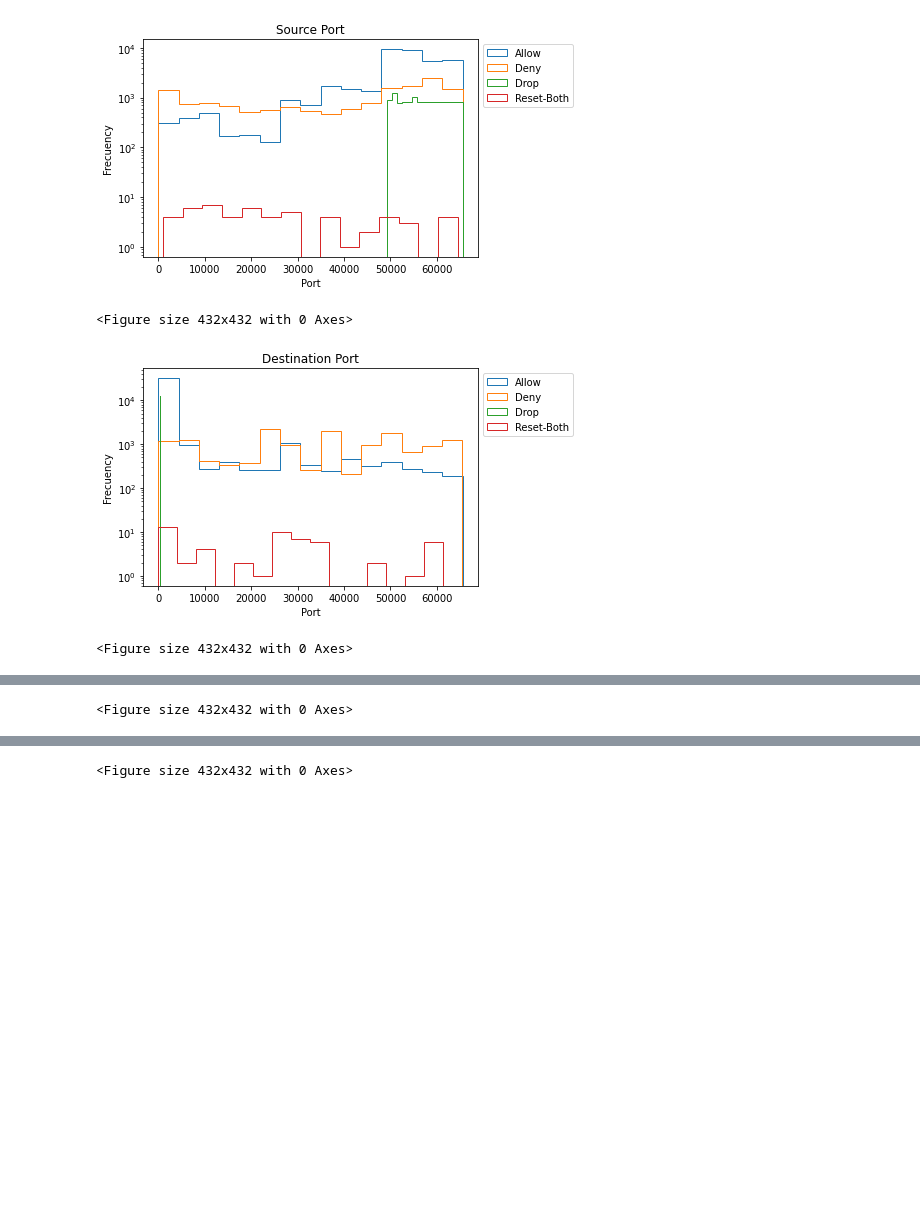
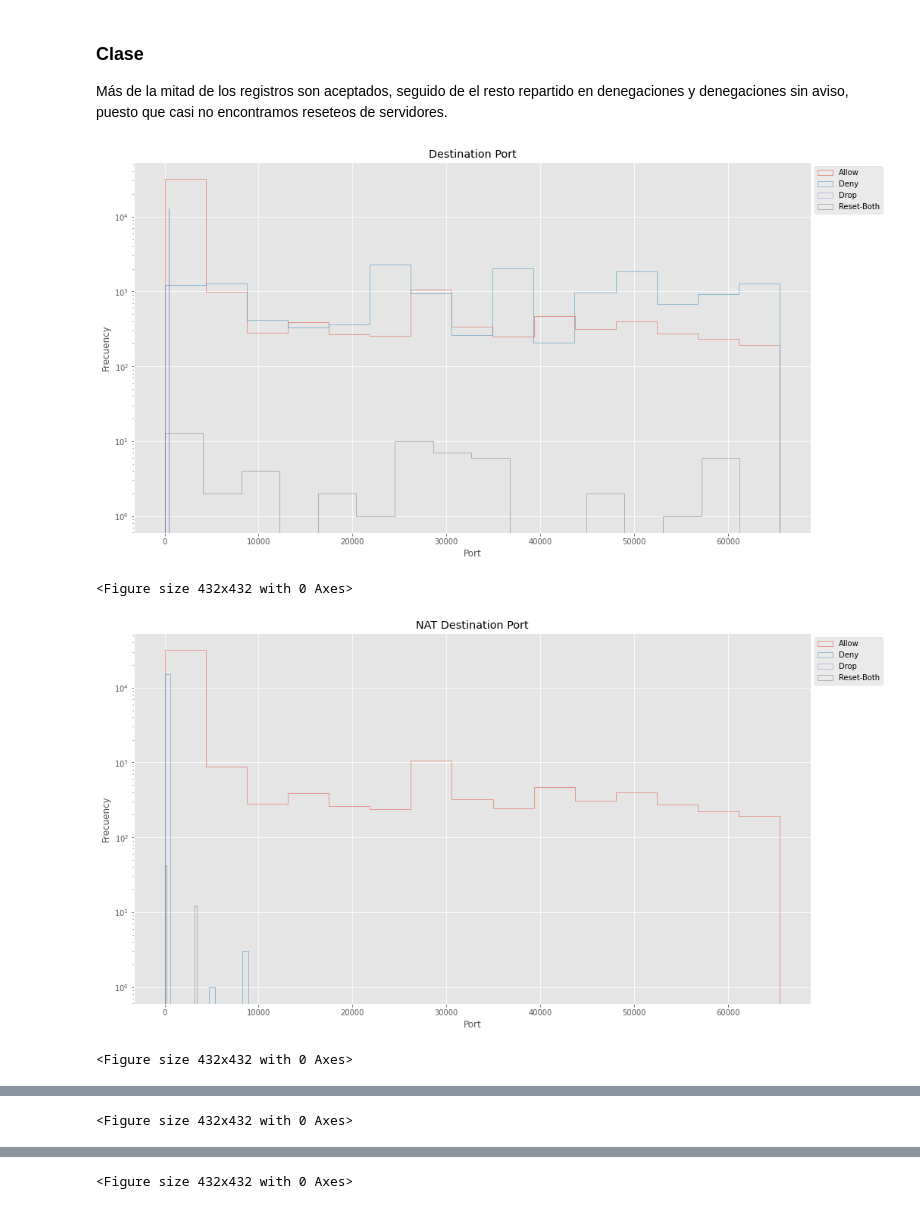
Before and after one commit to juanbaezl/FirewallDataMining, a Jupyter notebook: Firewall.ipynb, the cells around one changed output, grey strips where cells are left out. Cells and saved outputs as stored; diff of their text form; code cells hidden in the pictures; blank space fills up the shorter version.

```diff
--- a/Firewall.ipynb
+++ b/Firewall.ipynb
@@ -69,10 +111,13 @@ IndexError: index 0 is out of bounds for axis 0 with size 0
 # %%
 # Atributos Categoricos
 # Codigo adaptado de https://www.kaggle.com/code/docxian/internet-firewall-analysis
-features_cat = ['Source Port', 'Destination Port', 'NAT Source Port', 'NAT Destination Port']
+features_cat = ['Destination Port', 'NAT Destination Port','Source Port','NAT Source Port']
 for f in features_cat:
     print('Feature:', f)
-    data[f].value_counts()[0:10].plot(kind='bar')
-    plt.title(f)
-    plt.show()
+    try:
+      dataPrev[f].value_counts()[0:10].plot(kind='bar')
+      plt.title(f)
+      plt.show()
+    except:
+      pass
 # %% [output]
@@ -87,15 +131,0 @@ Feature: NAT Destination Port
-# %%
-# Atributos numericos
-# Codigo adaptado de https://www.kaggle.com/code/docxian/internet-firewall-analysis,
-# https://matplotlib.org/3.5.0/gallery/pyplots/pyplot_text.html#sphx-glr-gallery-pyplots-pyplot-text-py,
-# https://www.delftstack.com/es/howto/python-pandas/pandas-normalize/
-features_num = ['Bytes', 'Bytes Sent', 'Bytes Received',
-                'Packets', 'Elapsed Time (sec)',
-                'pkts_sent', 'pkts_received']
-def minmax_norm(x):
-    return (x - x.min()) / ( x.max() - x.min())
-for f in features_num:
-    normalized_data=minmax_norm(data[f])
-    plt.hist(normalized_data,bins=5,log=True)
-    plt.title(f)
-    plt.show()
@@ -110,10 +131,0 @@ for f in features_num:
-# %%
-# Boxplots
-# Codigo adaptado de https://www.kaggle.com/code/docxian/internet-firewall-analysis,
-# https://stackoverflow.com/questions/34608613/matplotlib-boxplot-calculated-on-log10-values-but-shown-in-logarithmic-scale
-for f in features_num:
-    plt.boxplot(data[f])
-    plt.yscale('log')
-    plt.title(f)
-    plt.figure(figsize=(4,4))
-    plt.show()
@@ -156,22 +161,25 @@ Name: Action, dtype: int64
+# %% [markdown]
+### Clase
+Más de la mitad de los registros son aceptados, seguido de el resto repartido en denegaciones y denegaciones sin aviso, puesto que casi no encontramos reseteos de servidores.
 # %%
 # Categoricos vs Clase
 # Codigo adaptado de,
 # https://stackoverflow.com/questions/43872450/matplotlib-histogram-with-multiple-legend-entries,
 # https://www.delftstack.com/es/howto/seaborn/seaborn-legend-position,
 # https://matplotlib.org/3.5.0/api/_as_gen/matplotlib.pyplot.hist.html
 for f in features_cat:
-    plt.hist(data[data["Action"] == "allow"][f],histtype='step',log=True,bins=15)
-    plt.hist(data[data["Action"] == "deny"][f],histtype='step',log=True,bins=15)
-    plt.hist(data[data["Action"] == "drop"][f],histtype='step',log=True,bins=15)
-    plt.hist(data[data["Action"] == "reset-both"][f],histtype='step',log=True,bins=15)
+    plt.hist(dataPrev[dataPrev["Action"] == "allow"][f],histtype='step',log=True,bins=15)
+    plt.hist(dataPrev[dataPrev["Action"] == "deny"][f],histtype='step',log=True,bins=15)
+    plt.hist(dataPrev[dataPrev["Action"] == "drop"][f],histtype='step',log=True,bins=15)
+    plt.hist(dataPrev[dataPrev["Action"] == "reset-both"][f],histtype='step',log=True,bins=15)
     plt.title(f)
     plt.ylabel("Frecuency")
     plt.xlabel("Port")
     plt.legend(labels,loc = 2, bbox_to_anchor = (1,1))
     plt.figure(figsize=(6,6))
     plt.show()
 # %% [output]
-[figure, old version]
+[figure, new version]
 <Figure size 432x432 with 0 Axes>
-[figure, old version]
+[figure, new version]
 <Figure size 432x432 with 0 Axes>
```
Also changed, not shown: parts of 46 cells of this notebook, 3 other files.
